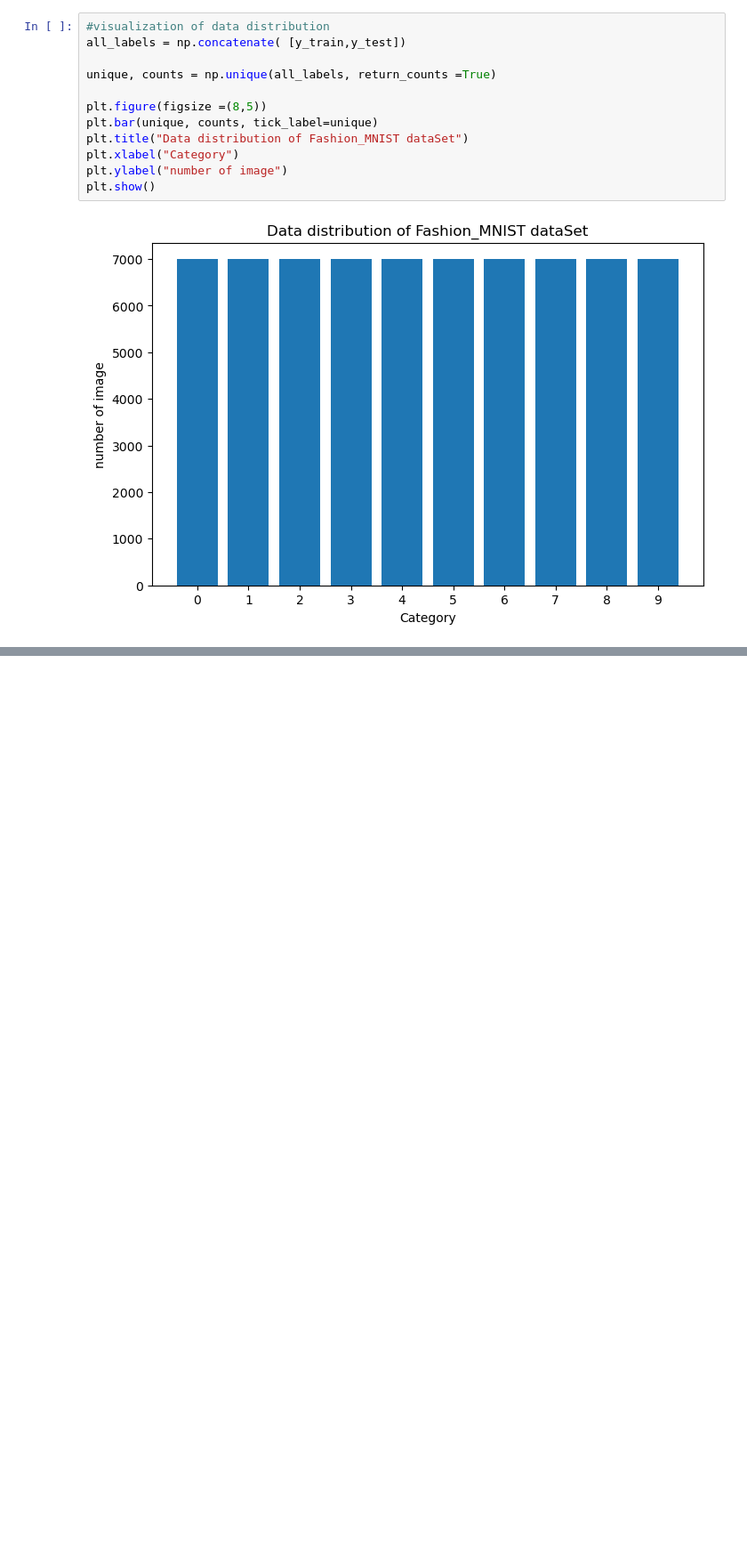
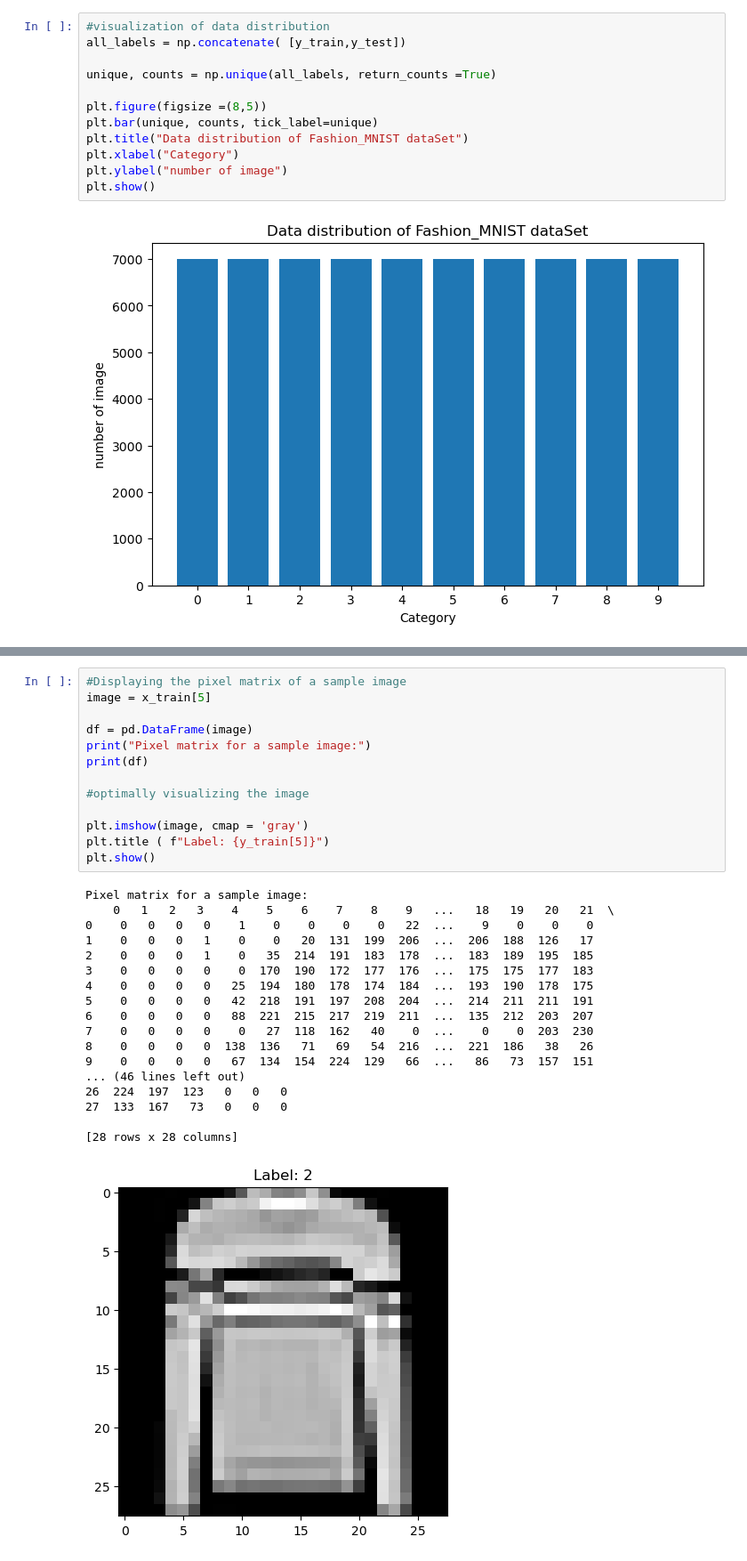
Before and after one commit to Bashirulalam/introduction-to-python, a Jupyter notebook: fashion_mnist.ipynb, the cells around one changed output, grey strips where cells are left out. Shown: that part at 89% size. Saved outputs shown, nothing was run; the diff lists cells and outputs as text; blank space fills up the shorter version.

```diff
--- a/fashion_mnist.ipynb
+++ b/fashion_mnist.ipynb
@@ -44,0 +78,32 @@ plt.show()
+# %%
+#Displaying the pixel matrix of a sample image
+image = x_train[5]
+
+df = pd.DataFrame(image)
+print("Pixel matrix for a sample image:")
+print(df)
+
+#optimally visualizing the image
+
+plt.imshow(image, cmap = 'gray')
+plt.title ( f"Label: {y_train[5]}")
+plt.show()
+# %% [output]
+Pixel matrix for a sample image:
+    0   1   2   3    4    5    6    7    8    9   ...   18   19   20   21  \
+0    0   0   0   0    1    0    0    0    0   22  ...    9    0    0    0
+1    0   0   0   1    0    0   20  131  199  206  ...  206  188  126   17
+2    0   0   0   1    0   35  214  191  183  178  ...  183  189  195  185
+3    0   0   0   0    0  170  190  172  177  176  ...  175  175  177  183
+4    0   0   0   0   25  194  180  178  174  184  ...  193  190  178  175
+5    0   0   0   0   42  218  191  197  208  204  ...  214  211  211  191
+6    0   0   0   0   88  221  215  217  219  211  ...  135  212  203  207
+7    0   0   0   0    0   27  118  162   40    0  ...    0    0  203  230
+8    0   0   0   0  138  136   71   69   54  216  ...  221  186   38   26
+9    0   0   0   0   67  134  154  224  129   66  ...   86   73  157  151
+... (46 lines left out)
+26  224  197  123   0   0   0
+27  133  167   73   0   0   0
+
+[28 rows x 28 columns]
+[figure, added]
```
Also changed, not shown: parts of 4 cells of this notebook.
